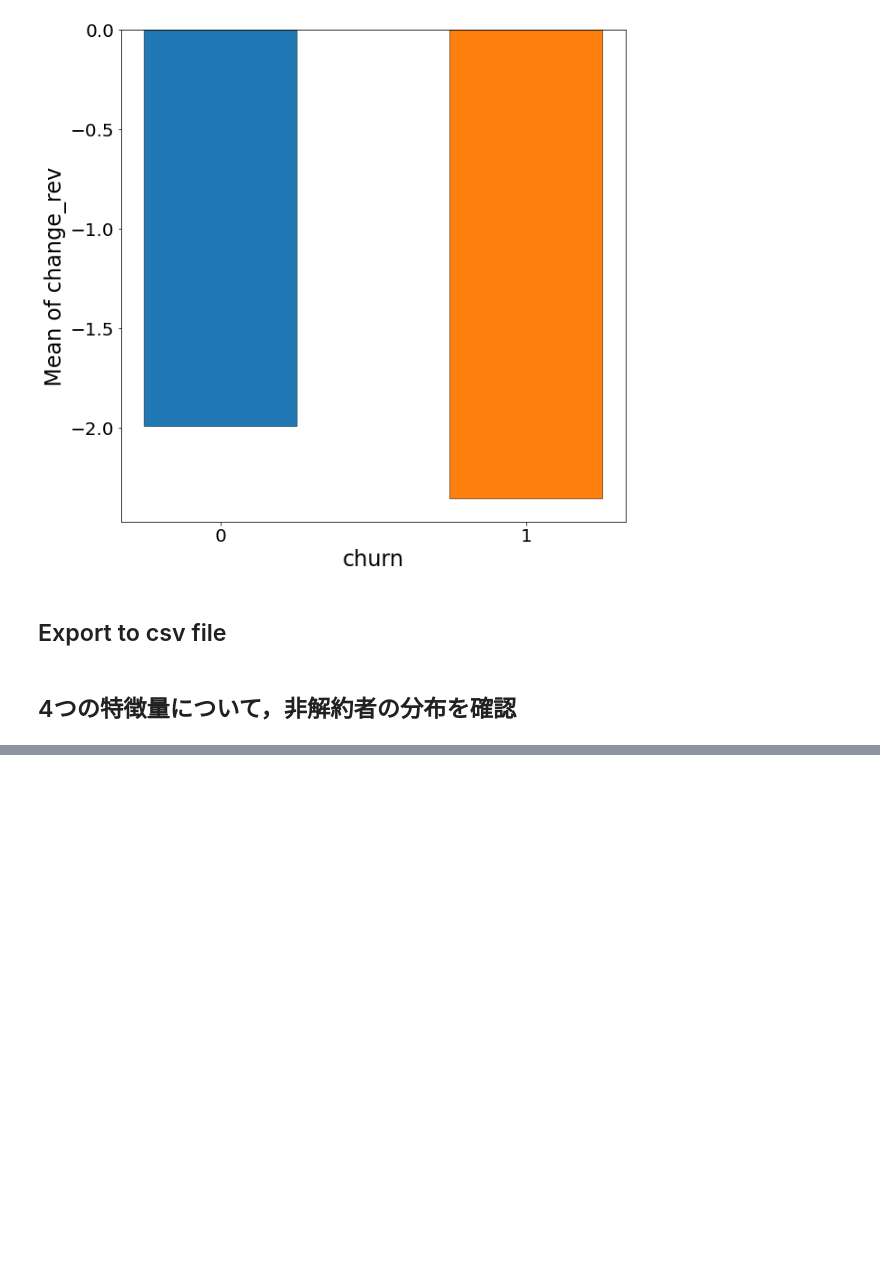
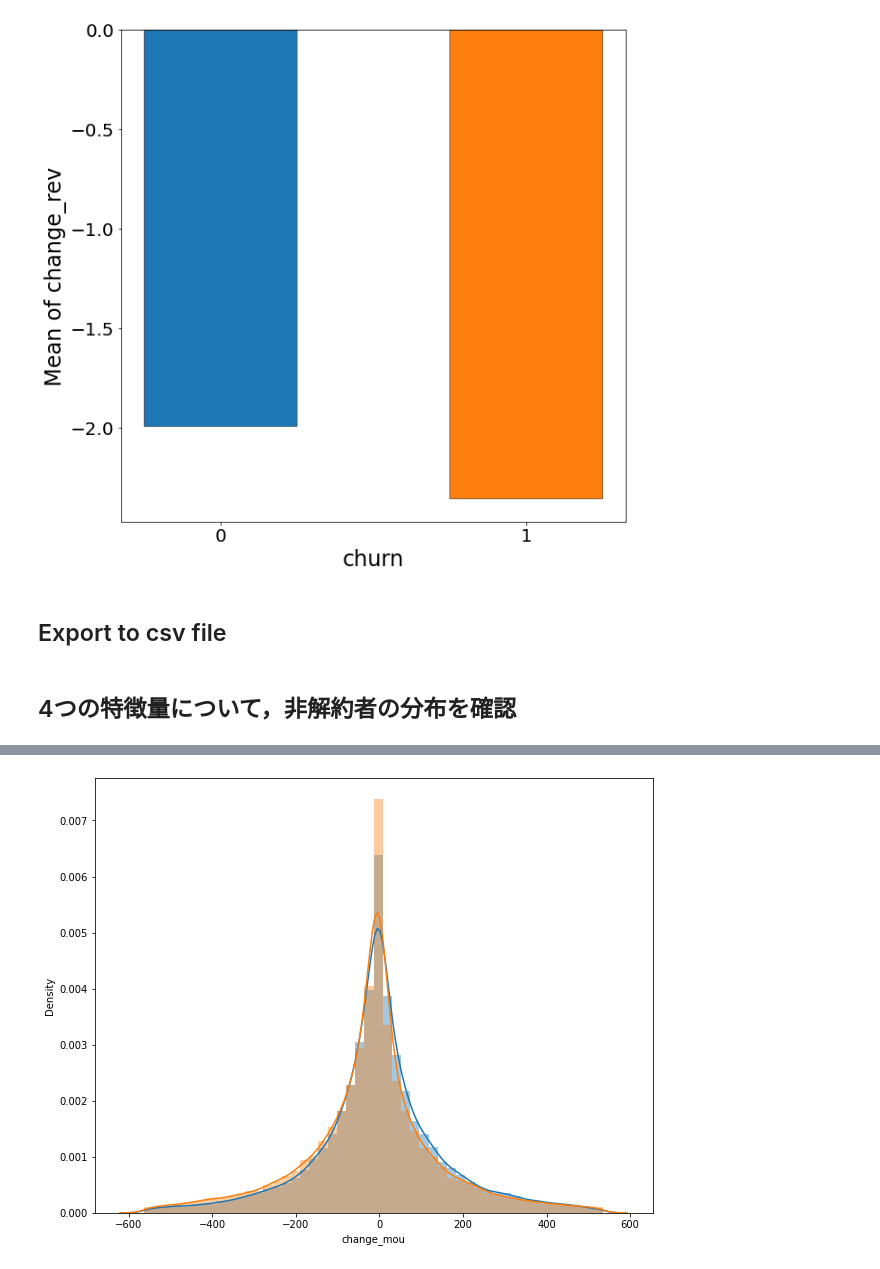
Before and after one commit to tom-uchida/GCI2020_Winter, a Jupyter notebook: final_task/src/analyze_4features.ipynb, the cells around one changed output, grey strips where cells are left out. Saved outputs shown, nothing was run; the diff lists cells and outputs as text; code cells hidden in the pictures; blank space fills up the shorter version.

```diff
--- a/final_task/src/analyze_4features.ipynb
+++ b/final_task/src/analyze_4features.ipynb
@@ -281,0 +289,7 @@ plot_dist( 'change_rev', 100 )
+# %%
+df_change_mou_churn0 = df_change_mou[df_change_mou['churn'] == 0]
+df_change_mou_churn1 = df_change_mou[df_change_mou['churn'] == 1]
+# %%
+plot_2dist( df_change_mou_churn0, df_change_mou_churn1, 'change_mou', 100, True )
+# %% [output]
+[figure, added]
```
Also changed, not shown: parts of 8 cells of this notebook.
